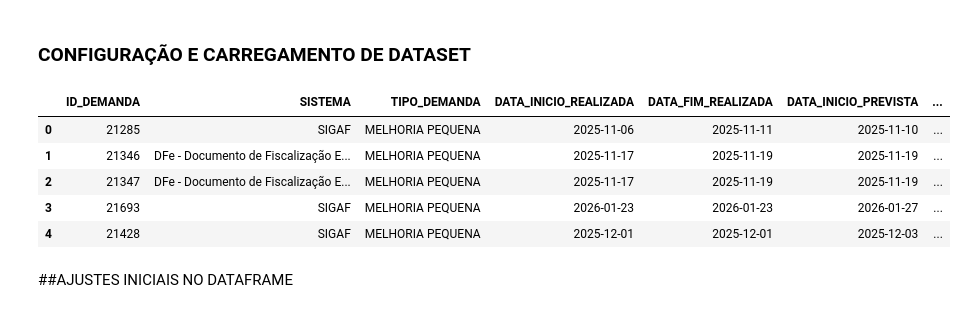
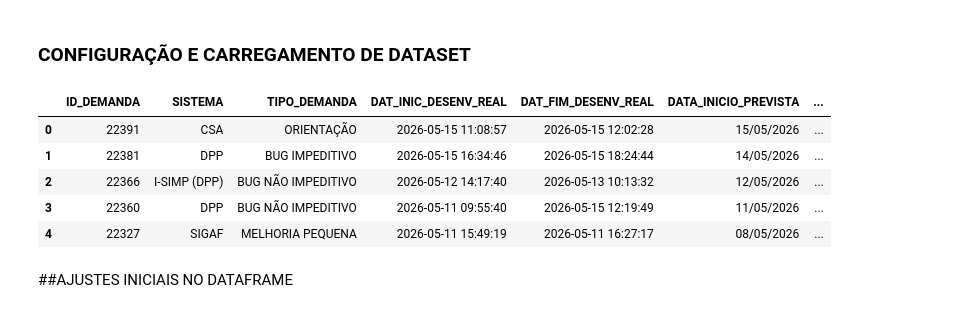
Before and after one commit to gilbertoag2007/machine-learning-demandas-ti, a Jupyter notebook: ML-Demandas-TI.ipynb, the cells around one changed output. Saved outputs shown, nothing was run; the diff lists cells and outputs as text; code cells hidden in the pictures.

Commit message:
Alterações no modelo para trabalhar com a versão 3 do dataset.

```diff
--- a/ML-Demandas-TI.ipynb
+++ b/ML-Demandas-TI.ipynb
@@ -31,28 +31,28 @@ from imblearn.over_sampling import SMOTE
 # %%
 # ============================================================
 # Carregar o dataset a partir do arquivo Excel
 # ============================================================
 
 # url do arquivo no GitHub
-url_dataset = "https://raw.githubusercontent.com/gilbertoag2007/machine-learning-demandas-ti/main/DEMANDAS_DOWNSTREAM.xlsx"
+url_dataset = "https://raw.githubusercontent.com/gilbertoag2007/machine-learning-demandas-ti/main/DEMANDAS_DOWNSTREAM_V3.xlsx"
 
 # Cria um dataframe com o conteúdo do dataset
-colunas_desejadas = ["ID_DEMANDA", "SISTEMA", "TIPO_DEMANDA", "DATA_INICIO_REALIZADA", "DATA_FIM_REALIZADA", "DATA_INICIO_PREVISTA", "DATA_FIM_PREVISTA", "CLASSIFICACAO"]
+colunas_desejadas = ["ID_DEMANDA", "SISTEMA", "TIPO_DEMANDA", "DAT_INIC_DESENV_REAL", "DAT_FIM_DESENV_REAL", "DATA_INICIO_PREVISTA", "DATA_FIM_PREVISTA", "CLASSIFICACAO"]
 df_original = pd.read_excel(url_dataset, usecols=colunas_desejadas )
 
 
 
 
 # Lista as 5 primeiras colunas do dataframe.
 
 df_original.head()
 # %% [output]
-|  | ID_DEMANDA | SISTEMA | TIPO_DEMANDA | DATA_INICIO_REALIZADA | DATA_FIM_REALIZADA | DATA_INICIO_PREVISTA | ... |
-| 0 | 21285 | SIGAF | MELHORIA PEQUENA | 2025-11-06 | 2025-11-11 | 2025-11-10 | ... |
-| 1 | 21346 | DFe - Documento de Fiscalização E... | MELHORIA PEQUENA | 2025-11-17 | 2025-11-19 | 2025-11-19 | ... |
-| 2 | 21347 | DFe - Documento de Fiscalização E... | MELHORIA PEQUENA | 2025-11-17 | 2025-11-19 | 2025-11-19 | ... |
-| 3 | 21693 | SIGAF | MELHORIA PEQUENA | 2026-01-23 | 2026-01-23 | 2026-01-27 | ... |
-| 4 | 21428 | SIGAF | MELHORIA PEQUENA | 2025-12-01 | 2025-12-01 | 2025-12-03 | ... |
+|  | ID_DEMANDA | SISTEMA | TIPO_DEMANDA | DAT_INIC_DESENV_REAL | DAT_FIM_DESENV_REAL | DATA_INICIO_PREVISTA | ... |
+| 0 | 22391 | CSA | ORIENTAÇÃO | 2026-05-15 11:08:57 | 2026-05-15 12:02:28 | 15/05/2026 | ... |
+| 1 | 22381 | DPP | BUG IMPEDITIVO | 2026-05-15 16:34:46 | 2026-05-15 18:24:44 | 14/05/2026 | ... |
+| 2 | 22366 | I-SIMP (DPP) | BUG NÃO IMPEDITIVO | 2026-05-12 14:17:40 | 2026-05-13 10:13:32 | 12/05/2026 | ... |
+| 3 | 22360 | DPP | BUG NÃO IMPEDITIVO | 2026-05-11 09:55:40 | 2026-05-15 12:19:49 | 11/05/2026 | ... |
+| 4 | 22327 | SIGAF | MELHORIA PEQUENA | 2026-05-11 15:49:19 | 2026-05-11 16:27:17 | 08/05/2026 | ... |
 # %% [markdown]
 ##AJUSTES INICIAIS NO DATAFRAME
 # %%
```
Also changed, not shown: parts of 15 cells of this notebook.
